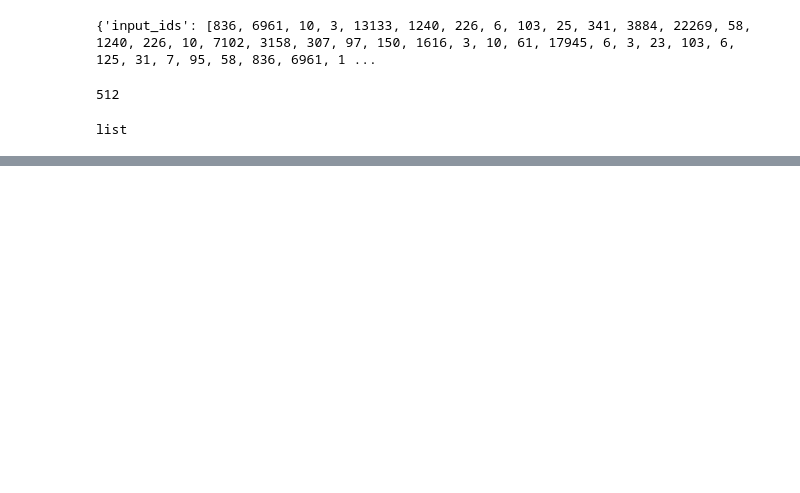
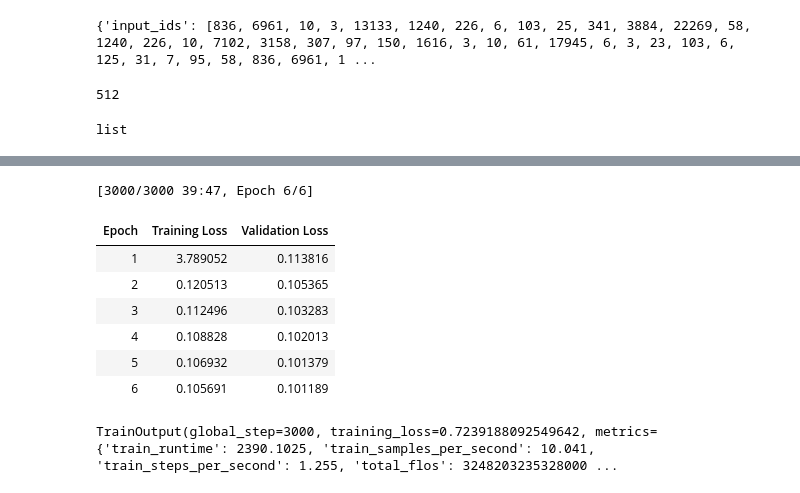
Before and after one commit to Itzmohit06/Text-summarizer, a Jupyter notebook: text_summarizer.ipynb, the cells around one changed output, grey strips where cells are left out. Cells and saved outputs as stored; diff of their text form; code cells hidden in the pictures; blank space fills up the shorter version.

Commit message:
trained the model

```diff
--- a/text_summarizer.ipynb
+++ b/text_summarizer.ipynb
@@ -64,7 +67,7 @@ def tokenize(data):
     return inputs
 # %%
 train_dataset = train_data.apply(tokenize, axis=1).tolist()
-cal_dataset = val_data.apply(tokenize, axis=1).tolist()
+val_dataset = val_data.apply(tokenize, axis=1).tolist()
 # %%
 train_dataset[0]
 # %% [output]
@@ -86,0 +92,4 @@ list
+# %%
+# NLP => genration task
+
+model = T5ForConditionalGeneration.from_pretrained("t5-small")
@@ -86,0 +129,38 @@ list
+# %%
+# Training Arguments
+
+training_args = TrainingArguments(
+    output_dir = "./results",
+
+    num_train_epochs=6,
+    weight_decay=0.01,
+
+    per_device_train_batch_size= 8,
+    per_device_eval_batch_size= 8,
+
+    eval_strategy="epoch",
+    save_strategy="epoch",
+
+    warmup_steps= 500
+    # 0 => lr default
+)
+# %%
+trainer = Trainer(
+    model= model,
+    args=training_args,
+    train_dataset=train_dataset,
+    eval_dataset=val_dataset
+)
+# %%
+# train the model
+trainer.train()
+# %% [output]
+[3000/3000 39:47, Epoch 6/6]
+| Epoch | Training Loss | Validation Loss |
+| 1 | 3.789052 | 0.113816 |
+| 2 | 0.120513 | 0.105365 |
+| 3 | 0.112496 | 0.103283 |
+| 4 | 0.108828 | 0.102013 |
+| 5 | 0.106932 | 0.101379 |
+| 6 | 0.105691 | 0.101189 |
+TrainOutput(global_step=3000, training_loss=0.7239188092549642, metrics={'train_runtime': 2390.1025, 'train_samples_per_second': 10.041, 'train_steps_per_second': 1.255, 'total_flos': 3248203235328000 ...
```
Also changed, not shown: parts of 4 cells of this notebook.
